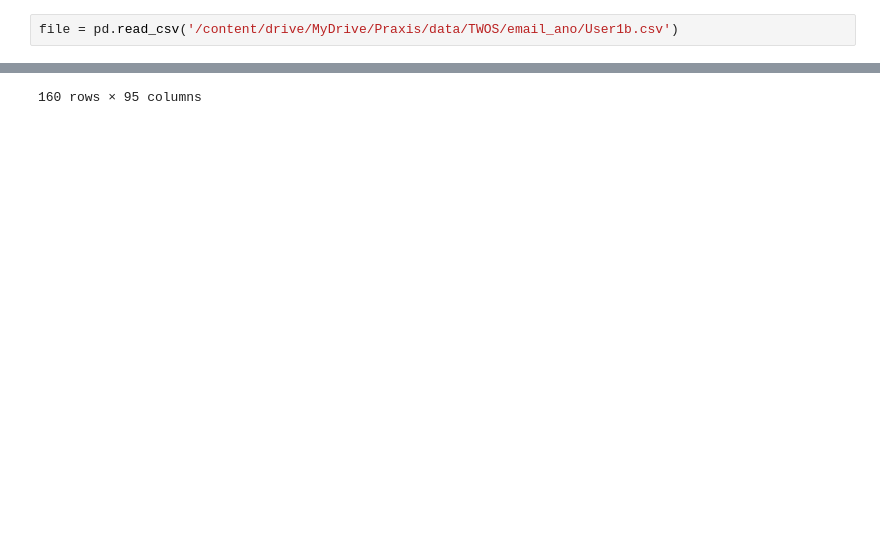
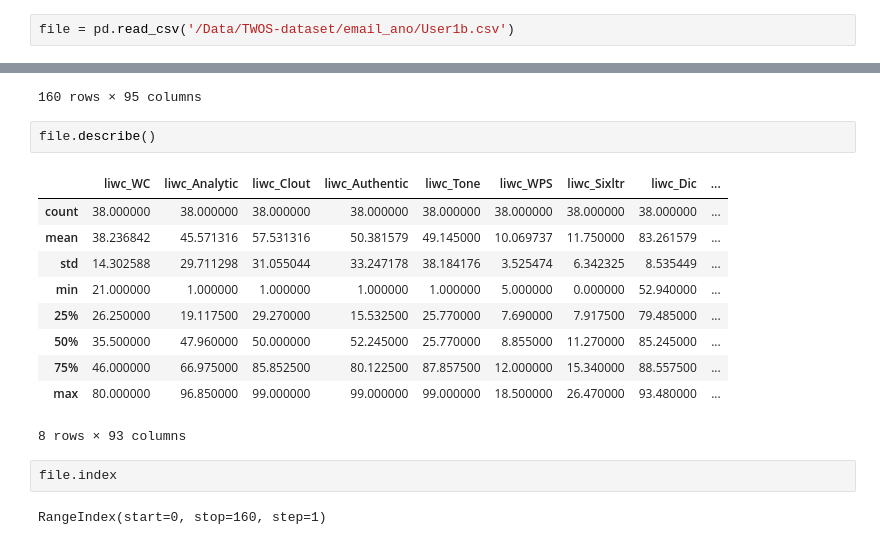
Before and after one commit to kenclements/praxis, a Jupyter notebook: adaboost-twos.ipynb, the cells around one changed output, grey strips where cells are left out. Saved outputs shown, nothing was run; the diff lists cells and outputs as text; blank space fills up the shorter version.

Commit message:
started TWOS adaboost

```diff
--- a/adaboost-twos.ipynb
+++ b/adaboost-twos.ipynb
@@ -16,5 +16,5 @@ import seaborn as sb
 # %%
-file = pd.read_csv('/content/drive/MyDrive/Praxis/data/TWOS/email_ano/User1b.csv')
+file = pd.read_csv('/Data/TWOS-dataset/email_ano/User1b.csv')
 # %%
 file
 # %% [output]
@@ -31,3 +31,20 @@ file
 | 158 | ANOMALY | Hey friends | NaN | NaN | NaN | NaN | NaN | NaN | ... |
 | 159 | ANOMALY | I was thinking of not taking all ... | NaN | NaN | NaN | NaN | NaN | NaN | ... |
 160 rows × 95 columns
+# %%
+file.describe()
+# %% [output]
+|  | liwc_WC | liwc_Analytic | liwc_Clout | liwc_Authentic | liwc_Tone | liwc_WPS | liwc_Sixltr | liwc_Dic | ... |
+| count | 38.000000 | 38.000000 | 38.000000 | 38.000000 | 38.000000 | 38.000000 | 38.000000 | 38.000000 | ... |
+| mean | 38.236842 | 45.571316 | 57.531316 | 50.381579 | 49.145000 | 10.069737 | 11.750000 | 83.261579 | ... |
+| std | 14.302588 | 29.711298 | 31.055044 | 33.247178 | 38.184176 | 3.525474 | 6.342325 | 8.535449 | ... |
+| min | 21.000000 | 1.000000 | 1.000000 | 1.000000 | 1.000000 | 5.000000 | 0.000000 | 52.940000 | ... |
+| 25% | 26.250000 | 19.117500 | 29.270000 | 15.532500 | 25.770000 | 7.690000 | 7.917500 | 79.485000 | ... |
+| 50% | 35.500000 | 47.960000 | 50.000000 | 52.245000 | 25.770000 | 8.855000 | 11.270000 | 85.245000 | ... |
+| 75% | 46.000000 | 66.975000 | 85.852500 | 80.122500 | 87.857500 | 12.000000 | 15.340000 | 88.557500 | ... |
+| max | 80.000000 | 96.850000 | 99.000000 | 99.000000 | 99.000000 | 18.500000 | 26.470000 | 93.480000 | ... |
+8 rows × 93 columns
+# %%
+file.index
+# %% [output]
+RangeIndex(start=0, stop=160, step=1)
```
Also changed, not shown: parts of 11 cells of this notebook.
